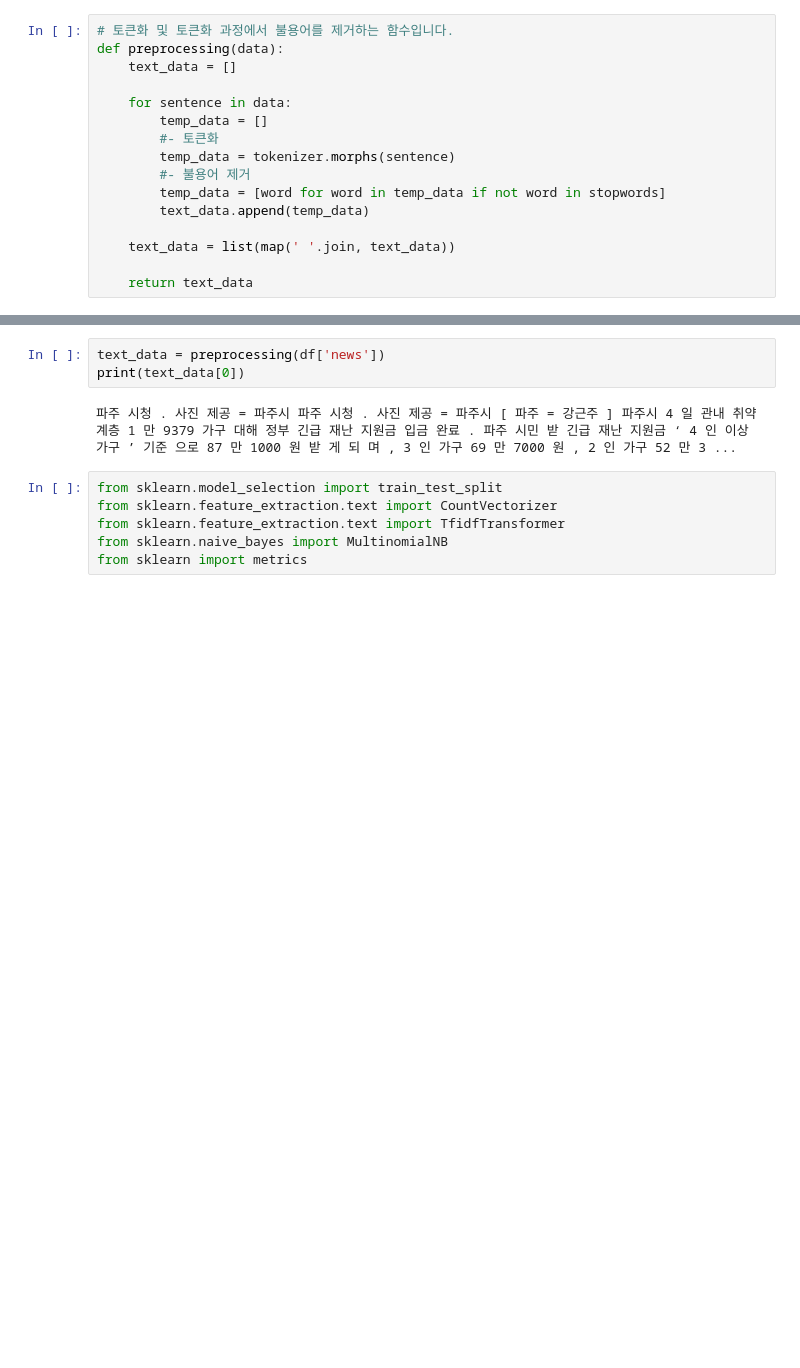
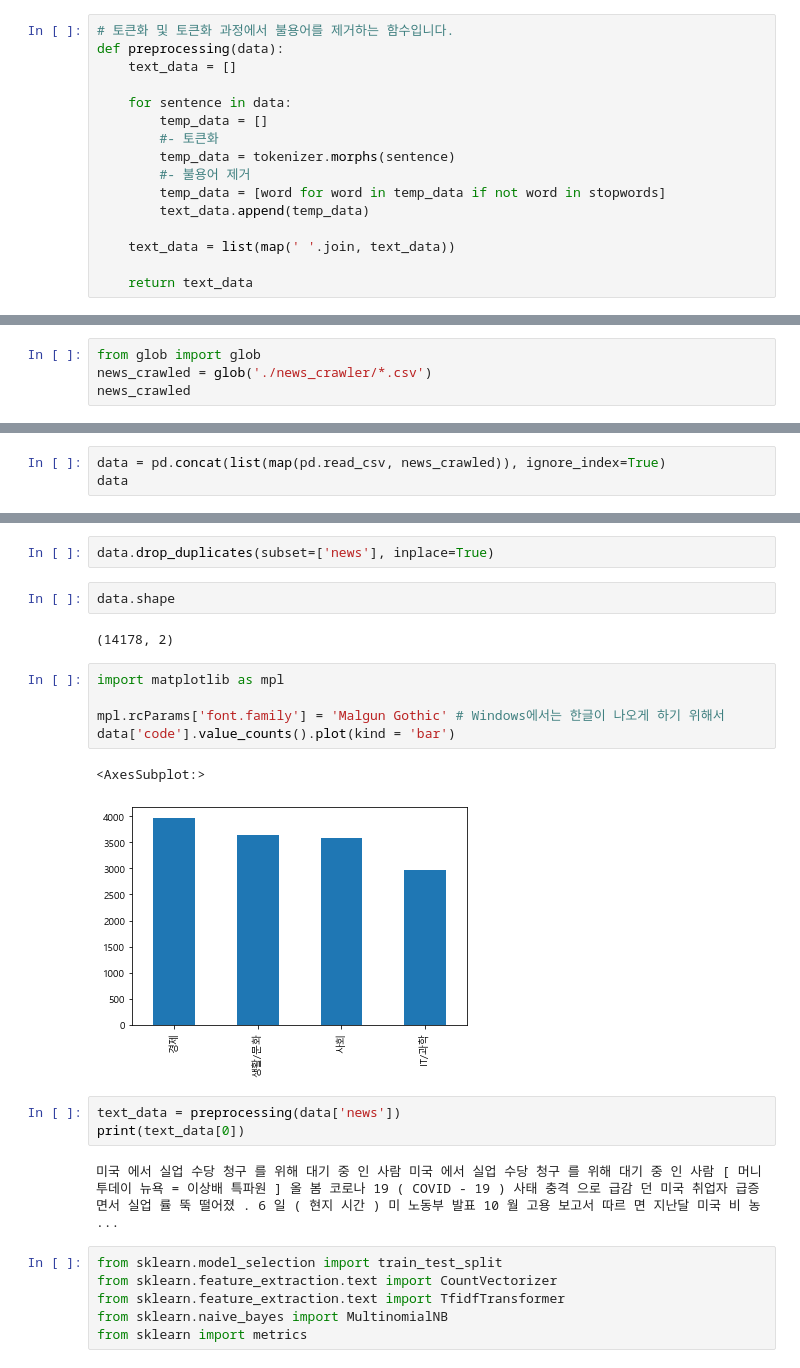
Before and after one commit to 1pha/Modulabs-Daehyun, a Jupyter notebook: E-4_NewCrawling.ipynb, the cells around one changed output, grey strips where cells are left out. Drawn from its saved outputs; the diff is of its cells as text; blank space fills up the shorter version.

```diff
--- a/E-4_NewCrawling.ipynb
+++ b/E-4_NewCrawling.ipynb
@@ -325,0 +302,4 @@ df.news.values[0]
+# %%
+from glob import glob
+news_crawled = glob('./news_crawler/*.csv')
+news_crawled
@@ -325,0 +322,3 @@ df.news.values[0]
+# %%
+data = pd.concat(list(map(pd.read_csv, news_crawled)), ignore_index=True)
+data
@@ -326,8 +339,22 @@ df.news.values[0]
+# %%
+data.drop_duplicates(subset=['news'], inplace=True)
+# %%
+data.shape
+# %% [output]
+(14178, 2)
+# %%
+import matplotlib as mpl
+
+mpl.rcParams['font.family'] = 'Malgun Gothic' # Windows에서는 한글이 나오게 하기 위해서
+data['code'].value_counts().plot(kind = 'bar')
+# %% [output]
+<AxesSubplot:>
+[figure, added]
 # %%
-text_data = preprocessing(df['news'])
+text_data = preprocessing(data['news'])
 print(text_data[0])
 # %% [output]
-파주 시청 . 사진 제공 = 파주시 파주 시청 . 사진 제공 = 파주시 [ 파주 = 강근주 ] 파주시 4 일 관내 취약 계층 1 만 9379 가구 대해 정부 긴급 재난 지원금 입금 완료 . 파주 시민 받 긴급 재난 지원금 ‘ 4 인 이상 가구 ’ 기준 으로 87 만 1000 원 받 게 되 며 , 3 인 가구 69 만 7000 원 , 2 인 가구 52 만 3 ...
+미국 에서 실업 수당 청구 를 위해 대기 중 인 사람 미국 에서 실업 수당 청구 를 위해 대기 중 인 사람 [ 머니 투데이 뉴욕 = 이상배 특파원 ] 올 봄 코로나 19 ( COVID - 19 ) 사태 충격 으로 급감 던 미국 취업자 급증 면서 실업 률 뚝 떨어졌 . 6 일 ( 현지 시간 ) 미 노동부 발표 10 월 고용 보고서 따르 면 지난달 미국 비 농 ...
 # %%
 from sklearn.model_selection import train_test_split
 from sklearn.feature_extraction.text import CountVectorizer
```
Also changed, not shown: parts of 5 cells of this notebook.
